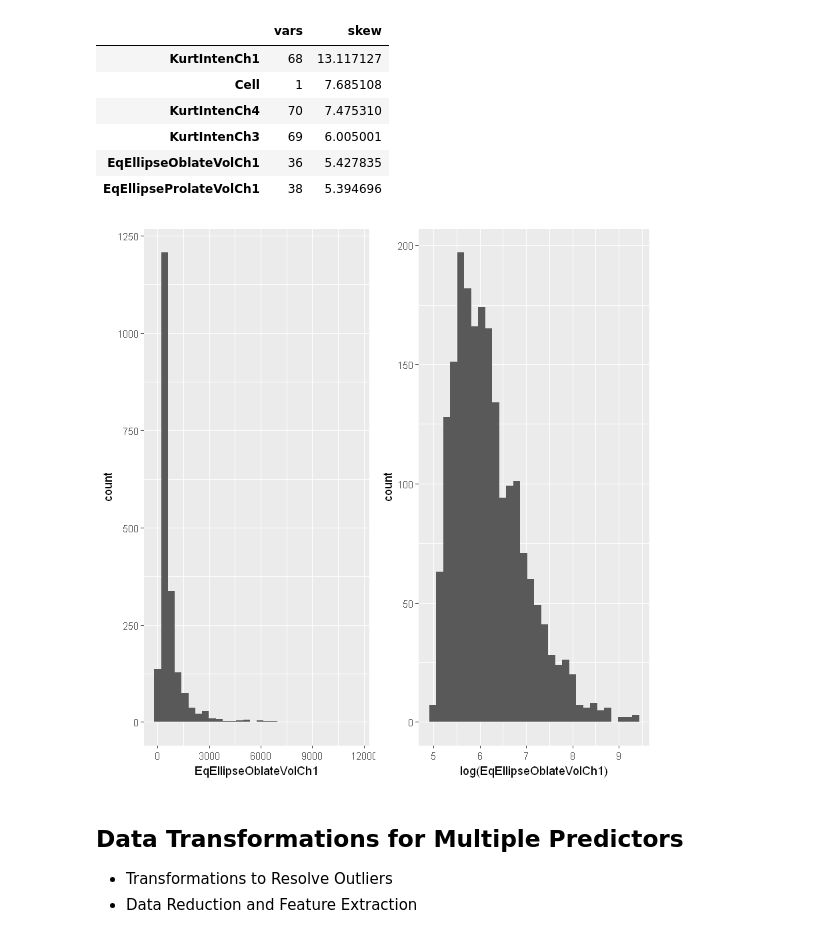
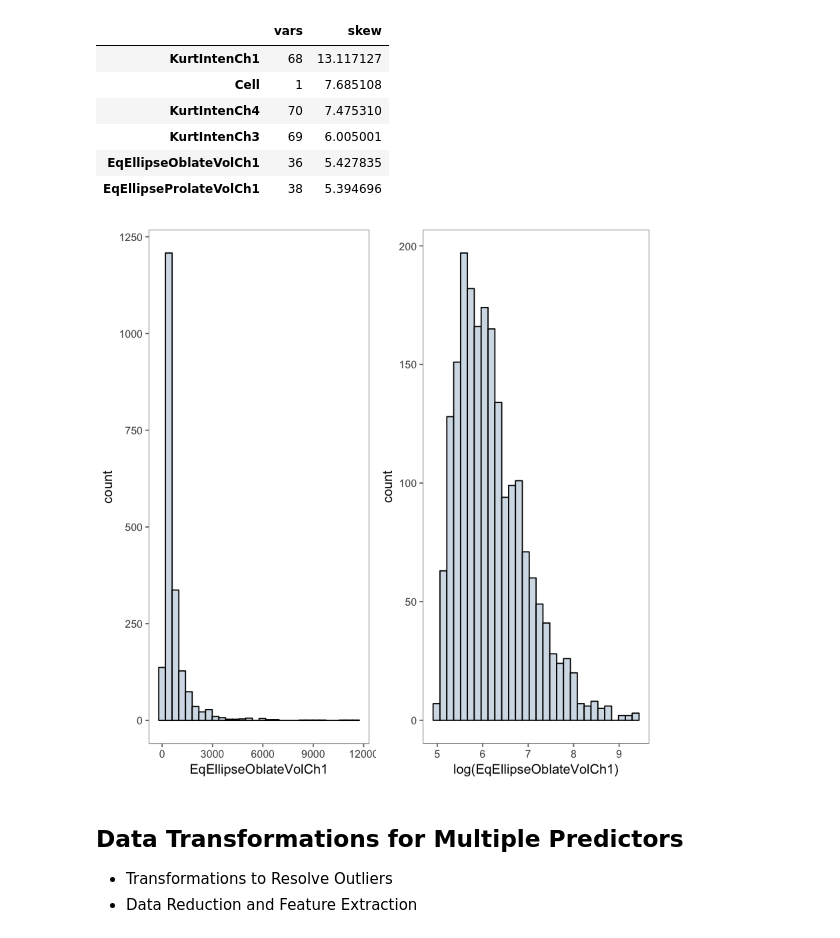
Before and after one commit to Randallzoeng/BookClub, a Jupyter notebook: AppliedPredictiveModeling/3.1. Case Study Cell Segmentation in High-Content Screening.ipynb, the cells around one changed output. Cells and saved outputs as stored; diff of their text form; code cells hidden in the pictures.

```diff
--- a/AppliedPredictiveModeling/3.1. Case Study Cell Segmentation in High-Content Screening.ipynb
+++ b/AppliedPredictiveModeling/3.1. Case Study Cell Segmentation in High-Content Screening.ipynb
@@ -40,15 +38,16 @@ head(des[order(des$skew,decreasing = T),c("vars","skew")])
 | EqEllipseProlateVolCh1 | 38 | 5.394696 |
 # %%
 library(ggplot2)
-p1<- ggplot(segmentationOriginal, aes(EqEllipseOblateVolCh1)) + geom_histogram(bins = 30)
-p2<- ggplot(segmentationOriginal, aes(log(segmentationOriginal$EqEllipseOblateVolCh1))) + geom_histogram(bins = 30) +
-    labs(x = "log(EqEllipseOblateVolCh1)")
+library(ggthemes)
+p1<- ggplot(segmentationOriginal, aes(EqEllipseOblateVolCh1)) + geom_histogram(bins = 30, fill = "#d4dee7", colour = "black") + theme_few()
+p2<- ggplot(segmentationOriginal, aes(log(segmentationOriginal$EqEllipseOblateVolCh1))) + geom_histogram(bins = 30, fill = "#d4dee7", colour = "black") +
+    labs(x = "log(EqEllipseOblateVolCh1)") + theme_few()
 library(gridExtra)
 grid.arrange(p1, p2, ncol=2)
 # hist(segmentationOriginal$EqEllipseOblateVolCh1)
 # hist(log(segmentationOriginal$EqEllipseOblateVolCh1))
 # %% [output]
-[figure, old version]
+[figure, new version]
 # %% [markdown]
 ## Data Transformations for Multiple Predictors
 - Transformations to Resolve Outliers
```
Also changed, not shown: parts of 1 cell of this notebook.
